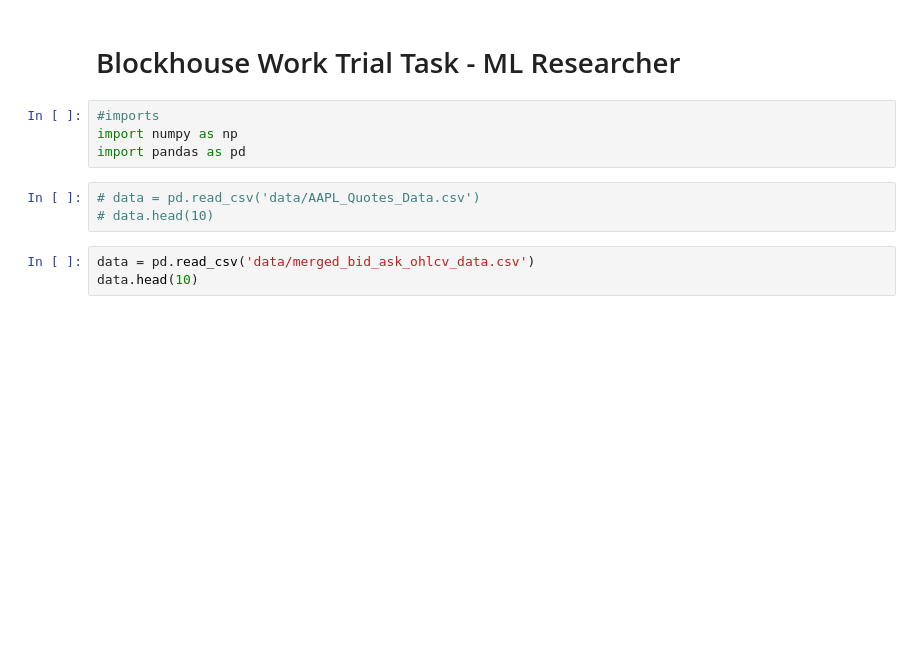
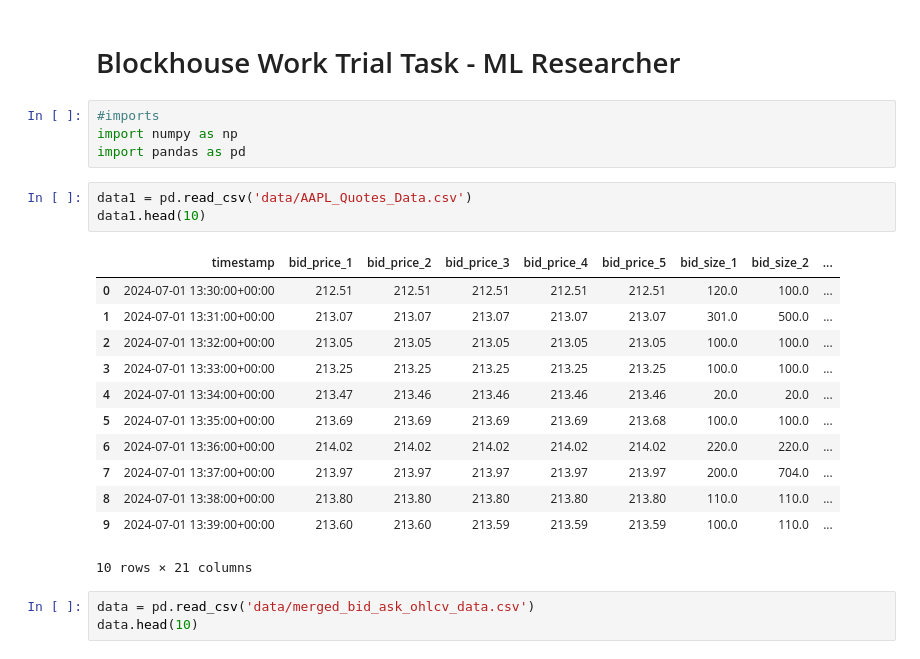
Before and after one commit to nicolemichaud03/Blockhouse-Work-Trial, a Jupyter notebook: Notebook.ipynb, the cells around one changed output. Saved outputs shown, nothing was run; the diff lists cells and outputs as text; blank space fills up the shorter version.

```diff
--- a/Notebook.ipynb
+++ b/Notebook.ipynb
@@ -5,8 +5,21 @@
 import numpy as np
 import pandas as pd
 # %%
-# data = pd.read_csv('data/AAPL_Quotes_Data.csv')
-# data.head(10)
+data1 = pd.read_csv('data/AAPL_Quotes_Data.csv')
+data1.head(10)
+# %% [output]
+|  | timestamp | bid_price_1 | bid_price_2 | bid_price_3 | bid_price_4 | bid_price_5 | bid_size_1 | bid_size_2 | ... |
+| 0 | 2024-07-01 13:30:00+00:00 | 212.51 | 212.51 | 212.51 | 212.51 | 212.51 | 120.0 | 100.0 | ... |
+| 1 | 2024-07-01 13:31:00+00:00 | 213.07 | 213.07 | 213.07 | 213.07 | 213.07 | 301.0 | 500.0 | ... |
+| 2 | 2024-07-01 13:32:00+00:00 | 213.05 | 213.05 | 213.05 | 213.05 | 213.05 | 100.0 | 100.0 | ... |
+| 3 | 2024-07-01 13:33:00+00:00 | 213.25 | 213.25 | 213.25 | 213.25 | 213.25 | 100.0 | 100.0 | ... |
+| 4 | 2024-07-01 13:34:00+00:00 | 213.47 | 213.46 | 213.46 | 213.46 | 213.46 | 20.0 | 20.0 | ... |
+| 5 | 2024-07-01 13:35:00+00:00 | 213.69 | 213.69 | 213.69 | 213.69 | 213.68 | 100.0 | 100.0 | ... |
+| 6 | 2024-07-01 13:36:00+00:00 | 214.02 | 214.02 | 214.02 | 214.02 | 214.02 | 220.0 | 220.0 | ... |
+| 7 | 2024-07-01 13:37:00+00:00 | 213.97 | 213.97 | 213.97 | 213.97 | 213.97 | 200.0 | 704.0 | ... |
+| 8 | 2024-07-01 13:38:00+00:00 | 213.80 | 213.80 | 213.80 | 213.80 | 213.80 | 110.0 | 110.0 | ... |
+| 9 | 2024-07-01 13:39:00+00:00 | 213.60 | 213.60 | 213.59 | 213.59 | 213.59 | 100.0 | 110.0 | ... |
+10 rows × 21 columns
 # %%
 data = pd.read_csv('data/merged_bid_ask_ohlcv_data.csv')
 data.head(10)
```
Also changed, not shown: parts of 72 cells of this notebook.
